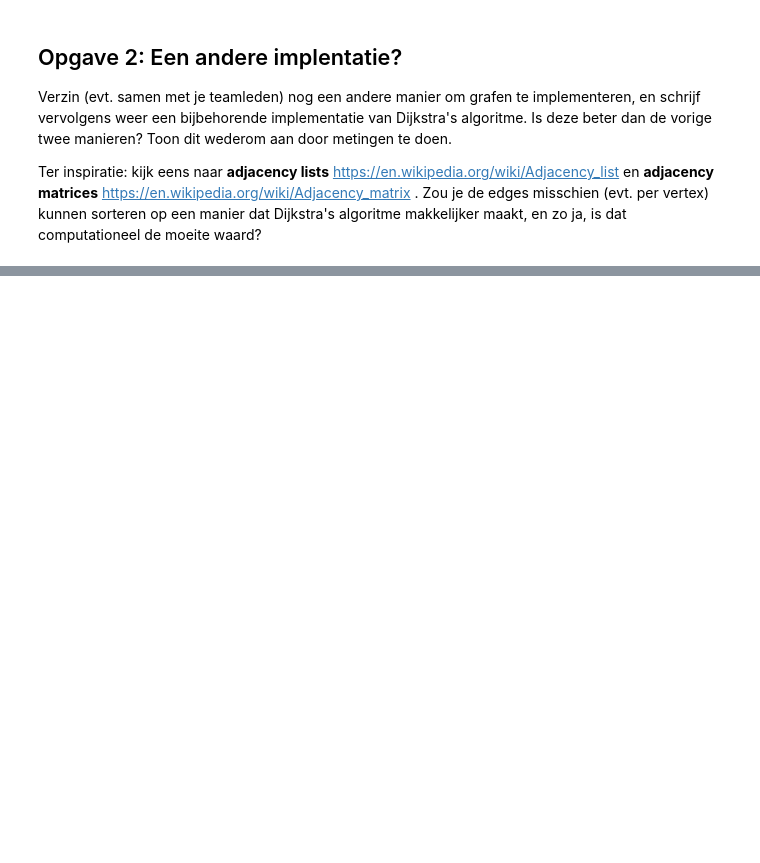
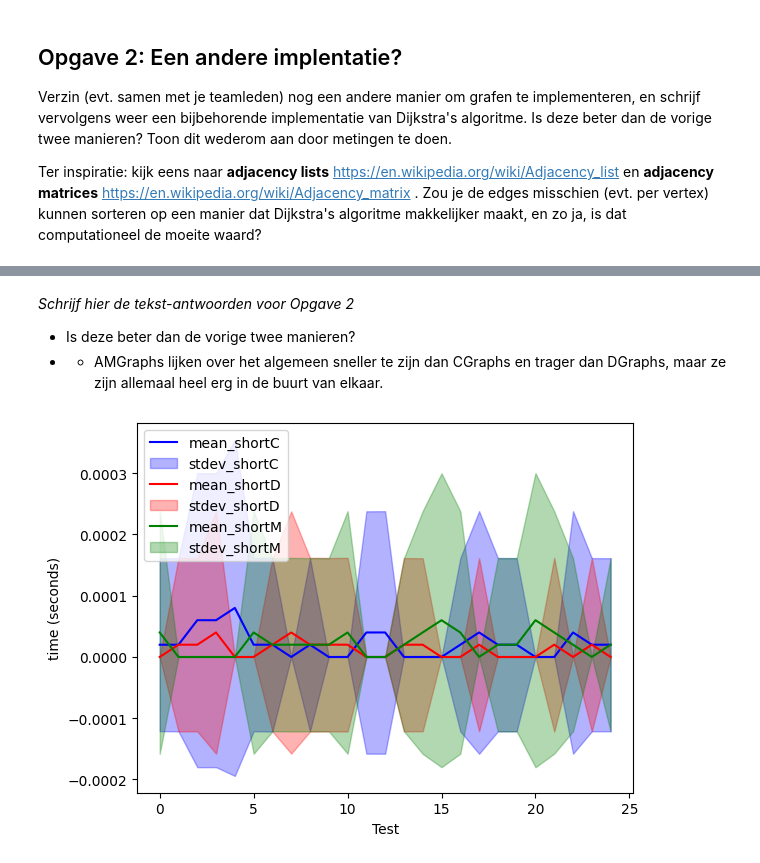
Before and after one commit to ASCanak/TICT-TV2ALDS1-20, a Jupyter notebook: ALDS4 - Graphs.ipynb, the cells around one changed output, grey strips where cells are left out. Saved outputs shown, nothing was run; the diff lists cells and outputs as text; code cells hidden in the pictures; blank space fills up the shorter version.

Commit message:
Opgave 2 afgerond

```diff
--- a/ALDS4 - Graphs.ipynb
+++ b/ALDS4 - Graphs.ipynb
@@ -150,0 +284,72 @@ In het tweede grote practicum, zullen we kijken naar een coordination graph. Dit
+# %% [markdown]
+*Schrijf hier de tekst-antwoorden voor Opgave 2*
+
+- Is deze beter dan de vorige twee manieren?
+- - AMGraphs lijken over het algemeen sneller te zijn dan CGraphs en trager dan DGraphs, maar ze zijn allemaal heel erg in de buurt van elkaar.
+# %%
+import random
+
+mean_CGraph   = []
+stdev_CGraph  = []
+mean_DGraph   = []
+stdev_DGraph  = []
+mean_AMGraph  = []
+stdev_AMGraph = []
+
+meetpunten = list(range(0, 25))
+
+for x in meetpunten:
+    CGraph  = []
+    DGraph  = []
+    AMGraph = []
+
+    for epoch in range(50):
+        start = time.time()
+        shortestPath_CGraph(gr, v1, v5)
+        CGraph.append(time.time() - start)
+
+        start = time.time()
+        shortestPath_DGraph(gr2, 1, 5)
+        DGraph.append(time.time() - start)
+
+        start = time.time()
+        shortestPath_AMGraph(gr3, 0, 4)
+        AMGraph.append(time.time() - start)
+
+    mean_CGraph.append(stats.mean(CGraph))
+    stdev_CGraph.append(stats.stdev(CGraph))
+    mean_DGraph.append(stats.mean(DGraph))
+    stdev_DGraph.append(stats.stdev(DGraph))
+    mean_AMGraph.append(stats.mean(AMGraph))
+    stdev_AMGraph.append(stats.stdev(AMGraph))
+
+plt.plot(meetpunten, mean_CGraph, "b-")
+plt.fill_between(
+    meetpunten,
+    np.array(mean_CGraph) - np.array(stdev_CGraph),
+    np.array(mean_CGraph) + np.array(stdev_CGraph),
+    color="b",
+    alpha=0.3,
+)
+plt.plot(meetpunten, mean_DGraph, "r-")
+plt.fill_between(
+    meetpunten,
+    np.array(mean_DGraph) - np.array(stdev_DGraph),
+    np.array(mean_DGraph) + np.array(stdev_DGraph),
+    color="r",
+    alpha=0.3,
+)
+plt.plot(meetpunten, mean_AMGraph, "g-")
+plt.fill_between(
+    meetpunten,
+    np.array(mean_AMGraph) - np.array(stdev_AMGraph),
+    np.array(mean_AMGraph) + np.array(stdev_AMGraph),
+    color="g",
+    alpha=0.3,
+)
+plt.xlabel("Test")
+plt.ylabel("time (seconds)")
+plt.legend(["mean_shortC", "stdev_shortC", "mean_shortD", "stdev_shortD", "mean_shortM", "stdev_shortM"], loc="upper left")
+plt.show()
+# %% [output]
+[figure, added]
```
Also changed, not shown: parts of 10 cells of this notebook.
